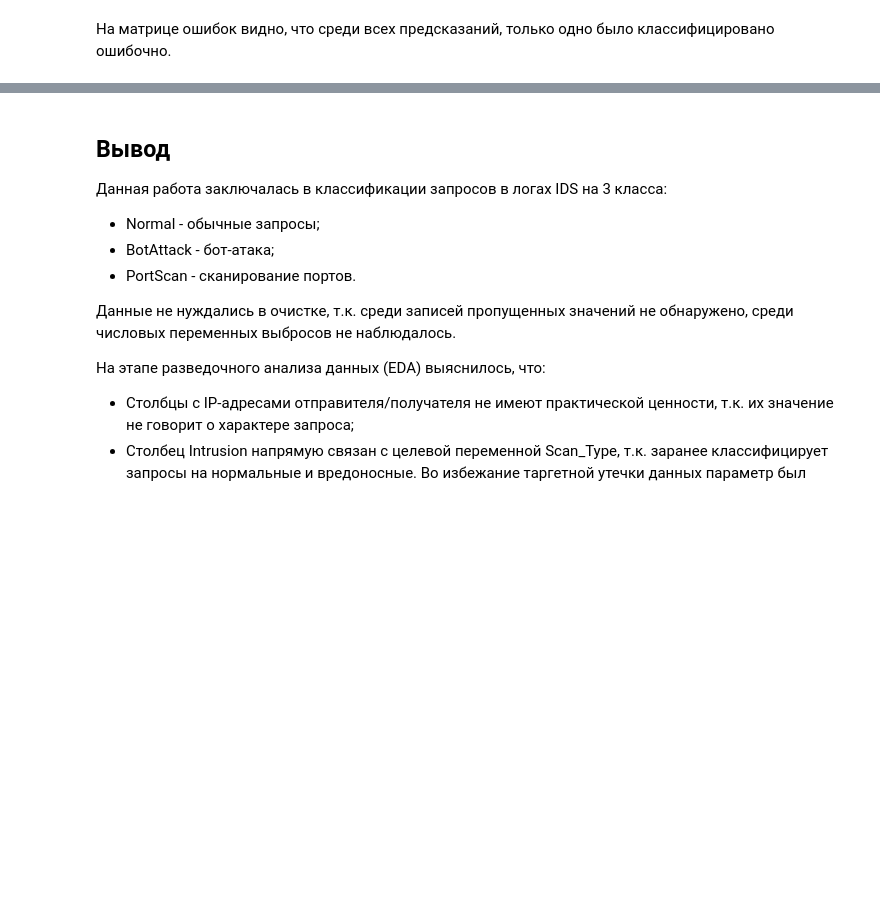
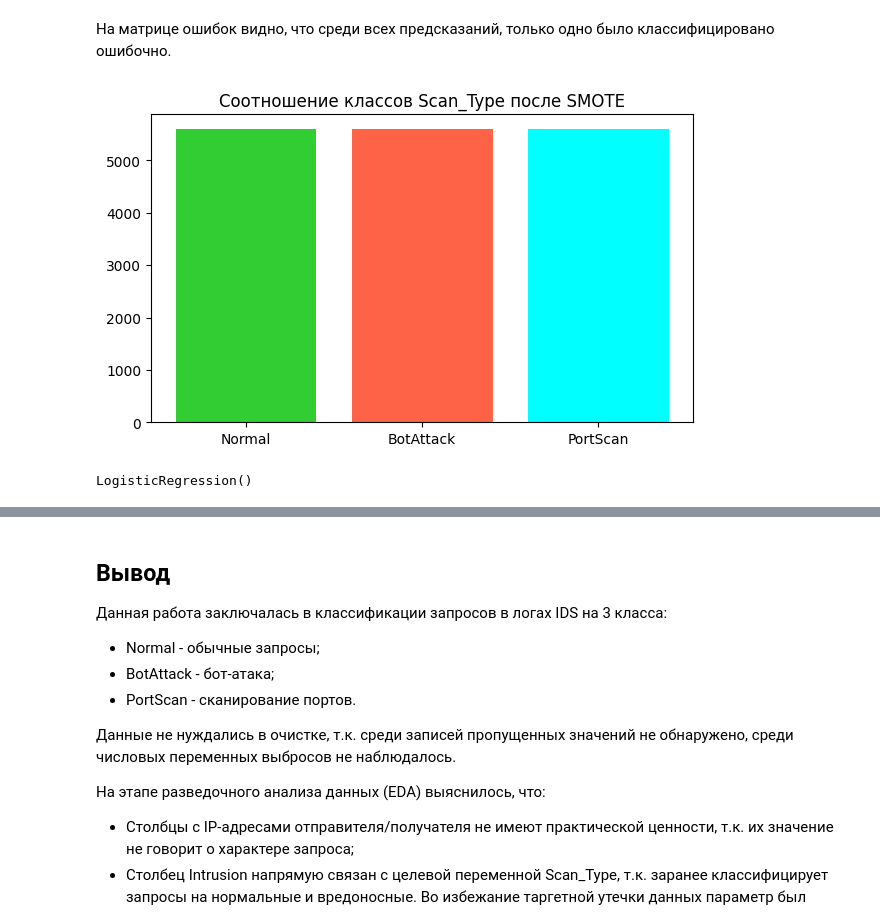
Before and after one commit to iamrus1/Intrusion-Log-Analysis, a Jupyter notebook: Intrusion detection log analysis.ipynb, the cells around one changed output, grey strips where cells are left out. Drawn from its saved outputs; the diff is of its cells as text; code cells hidden in the pictures; blank space fills up the shorter version.

Commit message:
SMOTE

```diff
--- a/Intrusion detection log analysis.ipynb
+++ b/Intrusion detection log analysis.ipynb
@@ -535,0 +600,4 @@ X_train.head()
+# %%
+X_train, X_test, y_train, y_test = dataset_splitting(logs)
+X_train, X_test = categorical_data_preprocessing(X_train, X_test, y_train)  # Преобразование категориальных признаков
+X_train, X_test = quantitive_data_preprocessing(X_train, X_test)  # Преобразование количественных признаков
@@ -576,3 +653,19 @@ Text(0.5, 1.0, 'Confusion Matrix for Multiclass Logistic Regression')
 [figure]
 # %% [markdown]
 На матрице ошибок видно, что среди всех предсказаний, только одно было классифицировано ошибочно.
+# %%
+smote = SMOTE(sampling_strategy='not majority', random_state=42)
+X_train_smote, y_train_smote = smote.fit_resample(X_train, y_train)
+# %%
+fig, ax = plt.subplots(1, 1, figsize=(7, 4))
+
+ax.bar(y_train_smote.value_counts().index, y_train_smote.value_counts(), color=['limegreen', 'tomato', 'cyan'])
+ax.set_title('Соотношение классов Scan_Type после SMOTE')
+plt.show()
+# %% [output]
+[figure, added]
+# %%
+model2 = LogisticRegression()
+model2.fit(X_train_smote, y_train_smote)
+# %% [output]
+LogisticRegression()
```
Also changed, not shown: parts of 6 cells of this notebook.
